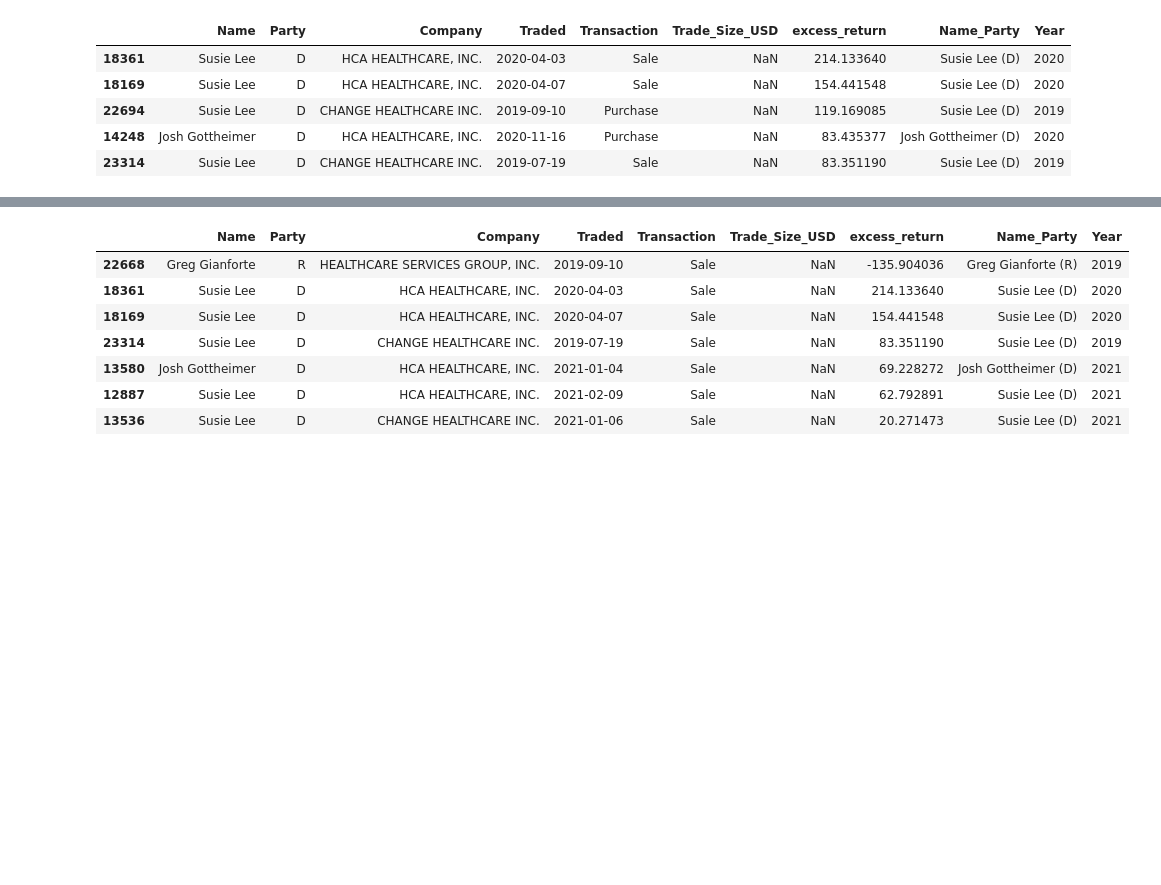
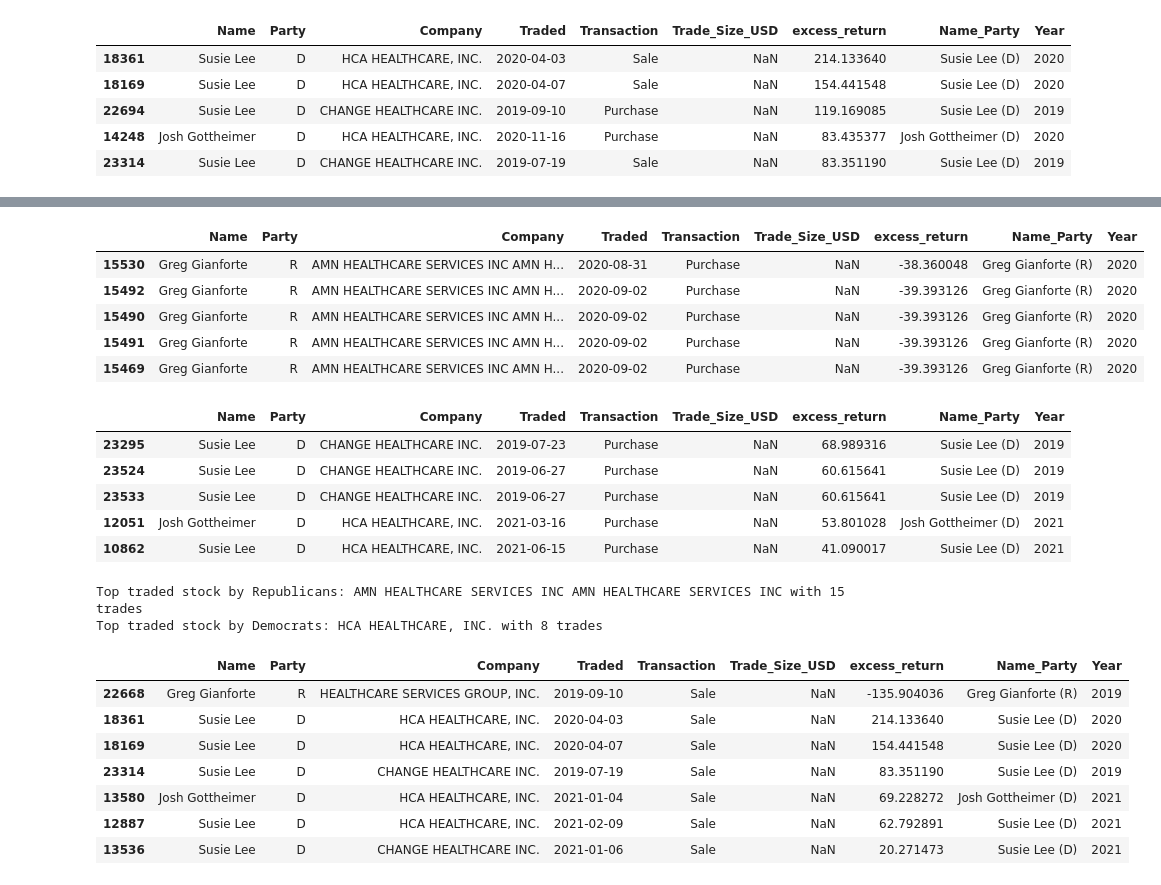
Before and after one commit to tsjohns9/ai-project-1, a Jupyter notebook: spencer.ipynb, the cells around one changed output, grey strips where cells are left out. Cells and saved outputs as stored; diff of their text form; code cells hidden in the pictures; blank space fills up the shorter version.

```diff
--- a/spencer.ipynb
+++ b/spencer.ipynb
@@ -284,3 +290,38 @@ display(filtered_df)
+# %%
+sales_df_1 = combined_df[combined_df['Transaction'] == 'Purchase']
+display((sales_df_1.head()))
+display((sales_df_1.tail()))
+# %% [output]
+|  | Name | Party | Company | Traded | Transaction | Trade_Size_USD | excess_return | Name_Party | Year |
+| 15530 | Greg Gianforte | R | AMN HEALTHCARE SERVICES INC AMN H... | 2020-08-31 | Purchase | NaN | -38.360048 | Greg Gianforte (R) | 2020 |
+| 15492 | Greg Gianforte | R | AMN HEALTHCARE SERVICES INC AMN H... | 2020-09-02 | Purchase | NaN | -39.393126 | Greg Gianforte (R) | 2020 |
+| 15490 | Greg Gianforte | R | AMN HEALTHCARE SERVICES INC AMN H... | 2020-09-02 | Purchase | NaN | -39.393126 | Greg Gianforte (R) | 2020 |
+| 15491 | Greg Gianforte | R | AMN HEALTHCARE SERVICES INC AMN H... | 2020-09-02 | Purchase | NaN | -39.393126 | Greg Gianforte (R) | 2020 |
+| 15469 | Greg Gianforte | R | AMN HEALTHCARE SERVICES INC AMN H... | 2020-09-02 | Purchase | NaN | -39.393126 | Greg Gianforte (R) | 2020 |
+|  | Name | Party | Company | Traded | Transaction | Trade_Size_USD | excess_return | Name_Party | Year |
+| 23295 | Susie Lee | D | CHANGE HEALTHCARE INC. | 2019-07-23 | Purchase | NaN | 68.989316 | Susie Lee (D) | 2019 |
+| 23524 | Susie Lee | D | CHANGE HEALTHCARE INC. | 2019-06-27 | Purchase | NaN | 60.615641 | Susie Lee (D) | 2019 |
+| 23533 | Susie Lee | D | CHANGE HEALTHCARE INC. | 2019-06-27 | Purchase | NaN | 60.615641 | Susie Lee (D) | 2019 |
+| 12051 | Josh Gottheimer | D | HCA HEALTHCARE, INC. | 2021-03-16 | Purchase | NaN | 53.801028 | Josh Gottheimer (D) | 2021 |
+| 10862 | Susie Lee | D | HCA HEALTHCARE, INC. | 2021-06-15 | Purchase | NaN | 41.090017 | Susie Lee (D) | 2021 |
+# %%
+# Group by 'Company' and count the number of trades
+rep_trade_counts = filtered_healthcare_df['Company'].value_counts()
+dem_trade_counts = filtered_healthcare_df_dem['Company'].value_counts()
+
+# Get the top traded stock and its trade count
+top_traded_rep = rep_trade_counts.idxmax()
+top_traded_rep_count = rep_trade_counts.max()
+
+top_traded_dem = dem_trade_counts.idxmax()
+top_traded_dem_count = dem_trade_counts.max()
+
+# Display the results
+print("Top traded stock by Republicans:", top_traded_rep, "with", top_traded_rep_count, "trades")
+print("Top traded stock by Democrats:", top_traded_dem, "with", top_traded_dem_count, "trades")
+# %% [output]
+Top traded stock by Republicans: AMN HEALTHCARE SERVICES INC AMN HEALTHCARE SERVICES INC with 15 trades
+Top traded stock by Democrats: HCA HEALTHCARE, INC. with 8 trades
 # %%
 sales_df = combined_df[combined_df['Transaction'] == 'Sale']
 display(sales_df)
```
Also changed, not shown: parts of 3 cells of this notebook, 3 other files.
